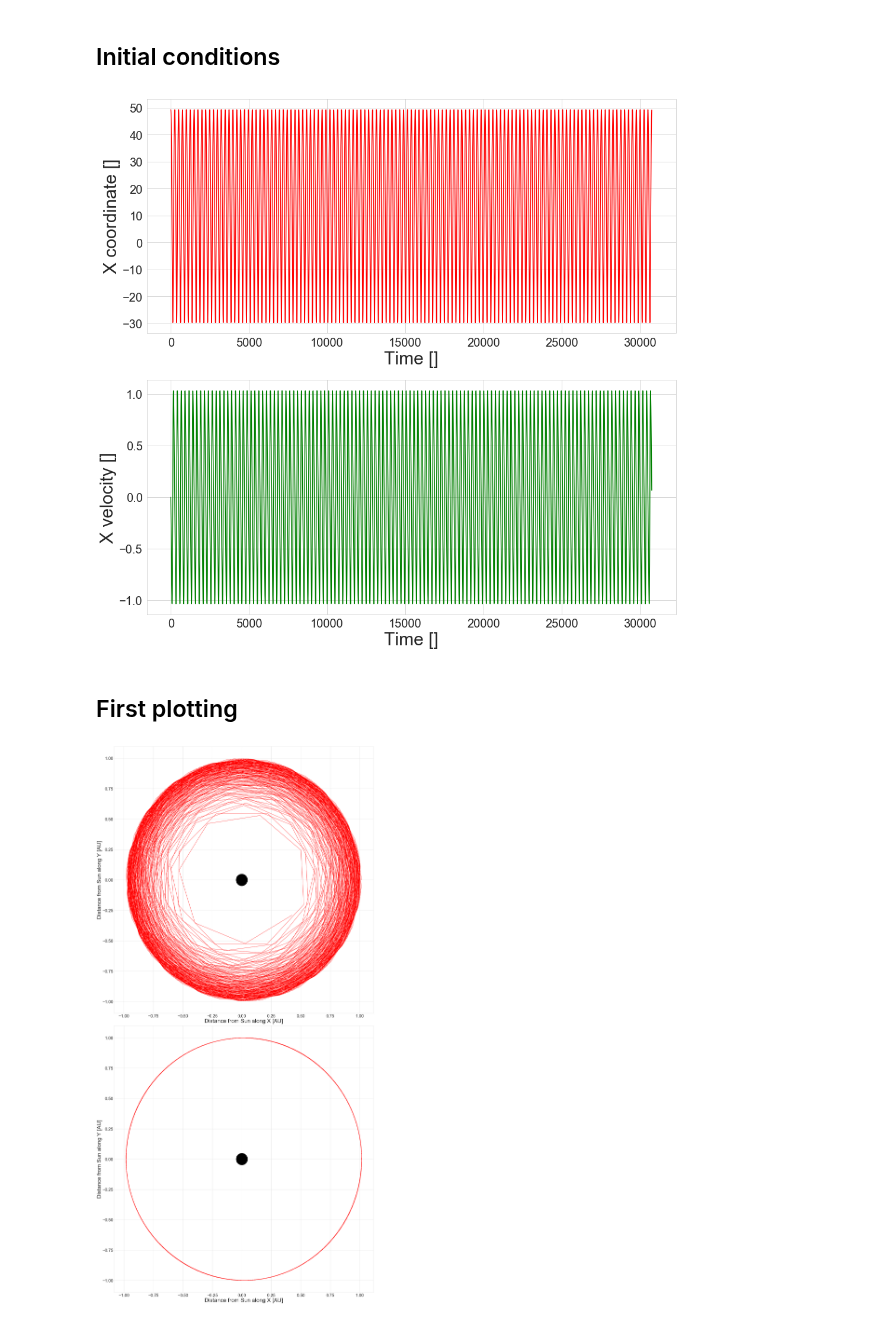
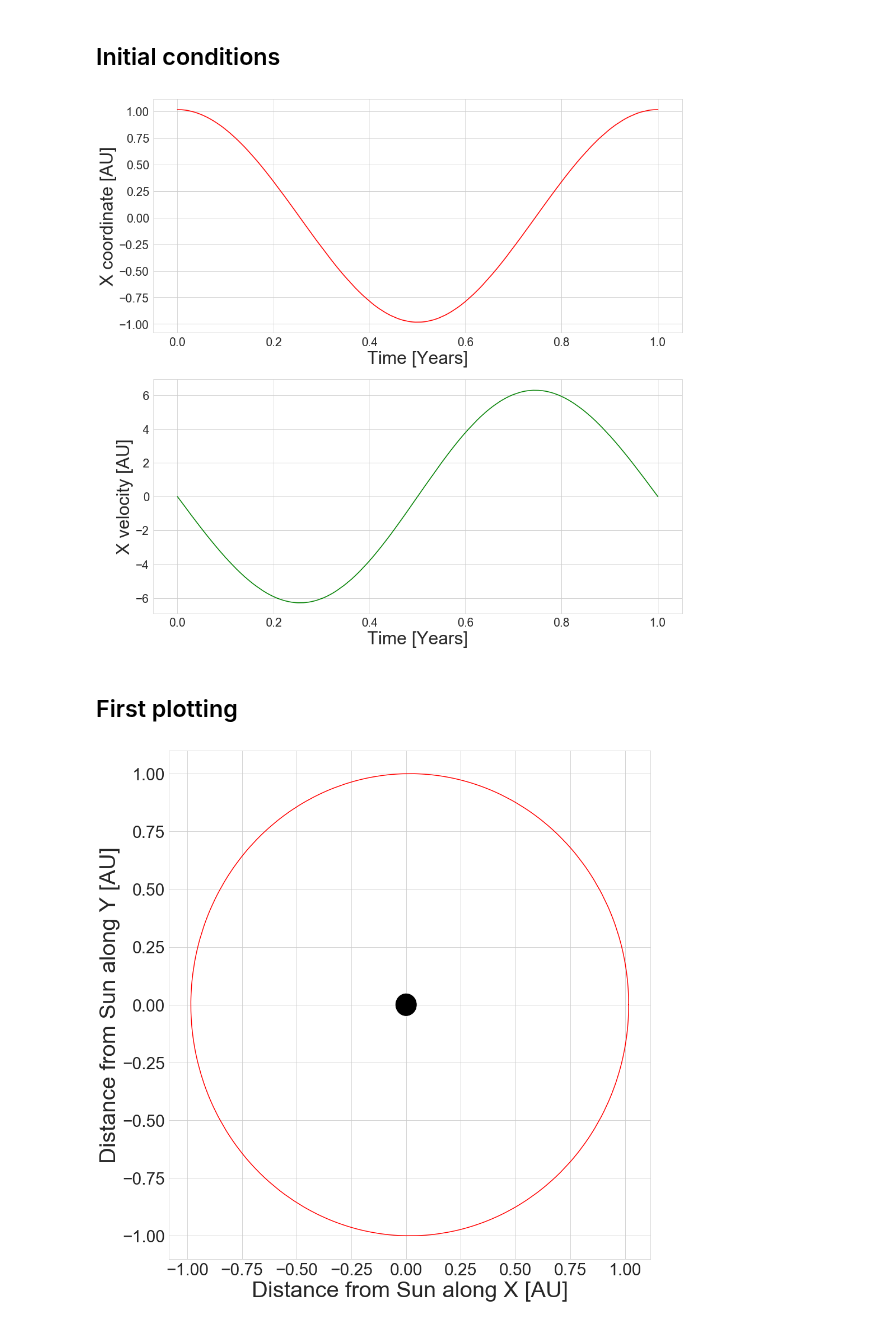
Before and after one commit to masterdesky/ELTE-comp-sim-2019, a Jupyter notebook: III. Planetary Motions/out/III. Planetary Motions.ipynb, the cells around one changed output. Saved outputs shown, nothing was run; the diff lists cells and outputs as text; code cells hidden in the pictures.

Commit message:
tests and changes with step sizes

```diff
--- a/III. Planetary Motions/out/III. Planetary Motions.ipynb
+++ b/III. Planetary Motions/out/III. Planetary Motions.ipynb
@@ -33,21 +33,28 @@ Planets={
 # %% [markdown]
 ## Initial conditions
 # %%
-choosen_planet = 'Pluto'
+choosen_planet = 'Earth'
 # Aphelion distance in AU
 r_ap = Planets[choosen_planet][0]
 # Eccentricity
 ecc = Planets[choosen_planet][1]
-# Number of periods
-periods = 124
 # Step size
-dt = 0.055
+dt = 1e-06
 # Adaptive accuracy of simulation
 accuracy = 1e-06
 
 # Calculated orbit parameters
+# a: semi-major axis in [AU]
+# b: semi-minor axis in [AU]
 a = r_ap / (1 + ecc)
 b = np.sqrt(1 - ecc**2) * a
+
+# Orbital period in [years]
+T = np.power(a, 1.5);
+
+# Only one at the time
+# Number of years to plot
+plotting_years = T
 
 # Others
 steps = 1
@@ -76,54 +83,48 @@ nrows = 2
 ncols = 1
 fig, axes = plt.subplots(nrows=nrows, ncols=ncols, figsize=(ncols*16,nrows*8))
 
-axes[0].plot(data_adaptive[0:,0], data_adaptive[0:,1], c='red')
-axes[1].plot(data_adaptive[0:,0], data_adaptive[0:,3], c='green')
+axes[0].plot(data_fix[0:,0], data_fix[0:,1], c='red')
+axes[1].plot(data_fix[0:,0], data_fix[0:,3], c='green')
 
-axes[0].set_xlabel('Time []', fontsize=30)
-axes[0].set_ylabel('X coordinate []', fontsize=30)
-axes[1].set_xlabel('Time []', fontsize=30)
-axes[1].set_ylabel('X velocity []', fontsize=30)
+axes[0].set_xlabel('Time [Years]', fontsize=30)
+axes[0].set_ylabel('X coordinate [AU]', fontsize=30)
+axes[1].set_xlabel('Time [Years]', fontsize=30)
+axes[1].set_ylabel('X velocity [AU]', fontsize=30)
 
 axes[0].tick_params(axis='both', which='major', labelsize=20)
 axes[1].tick_params(axis='both', which='major', labelsize=20)
 
 plt.show()
 # %% [output]
-[figure, old version]
+[figure, new version]
 # %% [markdown]
 ## First plotting
 # %%
-nrows = 2
+nrows = 1
 ncols = 1
 picsize = 14
-fig, axes = plt.subplots(nrows=nrows, ncols=ncols, figsize=((nrows*picsize)*(a/b),2*nrows*picsize))
+fig, axes = plt.subplots(nrows=nrows, ncols=ncols, figsize=(ncols*(picsize)*(a/b),nrows*picsize))
 
-axes[0].plot(data_fix[::steps,1], data_fix[::steps,2], c='red')
-axes[1].plot(data_adaptive[::steps,1], data_adaptive[::steps,2], c='red')
+axes.plot(data_fix[::steps,1], data_fix[::steps,2], c='red')
 
-axes[0].set_xlabel('Distance from Sun along X [AU]', fontsize=40)
-axes[0].set_ylabel('Distance from Sun along Y [AU]', fontsize=40)
-axes[1].set_xlabel('Distance from Sun along X [AU]', fontsize=40)
-axes[1].set_ylabel('Distance from Sun along Y [AU]', fontsize=40)
+axes.set_xlabel('Distance from Sun along X [AU]', fontsize=40)
+axes.set_ylabel('Distance from Sun along Y [AU]', fontsize=40)
 
-axes[0].tick_params(axis='both', which='major', labelsize=30)
-axes[1].tick_params(axis='both', which='major', labelsize=30)
+axes.tick_params(axis='both', which='major', labelsize=30)
 
 Sun_1 = Circle((0, 0), 0.05, fc='k', zorder=10)
-Sun_2 = Circle((0, 0), 0.05, fc='k', zorder=10)
-axes[0].add_patch(Sun_1)
-axes[1].add_patch(Sun_2)
+axes.add_patch(Sun_1)
 
 fig.tight_layout()
 '''plt.savefig(image_path +
             'orbit_' + choosen_planet + '.' +
             image_format,
             format=image_format,
             dpi=image_dpi,
             bbox_inches='tight')'''
 plt.show()
 # %% [output]
-[figure, old version]
+[figure, new version]
 # %%
 nrows = 1
 ncols = 1
```
Also changed, not shown: parts of 3 cells of this notebook, 2 other files.
